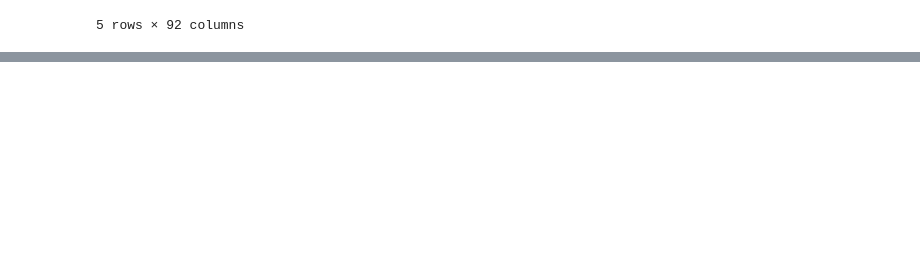
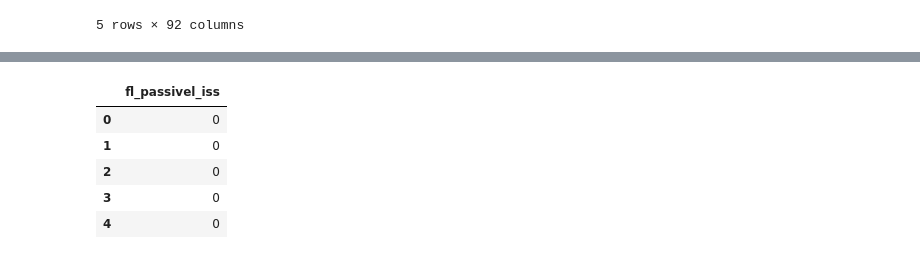
Before and after one commit to Rpinto02/Similarity_Recommender, a Jupyter notebook: Preparation/Exploratory_Analysis.ipynb, the cells around one changed output, grey strips where cells are left out. Saved outputs shown, nothing was run; the diff lists cells and outputs as text; code cells hidden in the pictures; blank space fills up the shorter version.

```diff
--- a/Preparation/Exploratory_Analysis.ipynb
+++ b/Preparation/Exploratory_Analysis.ipynb
@@ -849,9 +849,8 @@ df[cols].head()
 def years_intervals (df,column):
     '''
     INPUT:
-    df - pandas dataframe with the years in months variable column you want to transform into interval categorical columns
-    column -  numerical column to be transform into categorical columns with the integer
-    intervals within the maximum year value found in the years column
+    df - pandas dataframe
+    column -  numerical column in months to be transformed into categorical columns with integer intervals in years.
 
 
     OUTPUT:
@@ -859,7 +858,7 @@ def years_intervals (df,column):
             1. contains new columns with the integer intervals found in the maximum years value.
             2. removes the original column.
             3. dummy columns for each of the intervals found within the maximum year value.
-            5. Use a prefix of the column name with an underscore (_) for separating
+            4. Use a prefix of the column name with an underscore (_) for separating
     '''
 
 
@@ -880,7 +879,7 @@ def years_intervals (df,column):
     #creating a list with the column names
     column_list = [max_column_list]
 
-    #creating a list with all the integer intervals within the maximum range and list of strings with the respective column names
+    #creating a list all the integer intervals within the maximum range and list of strings with the respective column names
     for i in range (0,max_years):
         if years > 1:
             years = years - 1
@@ -893,7 +892,7 @@ def years_intervals (df,column):
     #creating a temporary empty dataframe with the same number of rows as df and the column list
     temp_df = pd.DataFrame(index=range(0,df.shape[0]), columns=column_list)
 
-    #array with the index of intervals created where the column value is in
+    #array with the index of intervals where the df column value is in
     intervals = np.digitize(df.loc[:,column[0]].values, bins=range_years)
 
     #filling the respective interval column with 1 and the remaning with 0
@@ -922,16 +921,16 @@ df.head()
 def salary_intervals (df,column):
     '''
     INPUT:
-    df - pandas dataframe with the salary in thousands variable column you want to transform into interval categorical columns
-    column -  numerical column to be transform into categorical columns with the integer
-    intervals within the maximum year value found in the salary column
+    df - pandas dataframe
+    column -  numerical column to be transform into categorical columns
 
 
     OUTPUT:
     df - a new dataframe that has the following characteristics:
-            1. contains new columns with the integer intervals found in the maximum salary value.
+            1. contains new columns with the 1000 intervals found in the maximum value.
             2. removes the original column.
             3. dummy columns for each of the intervals found within the maximum year value.
+            4. 0,1 column where 1 represents the value being a NaN in the original column
             5. Use a prefix of the column name with an underscore (_) for separating
     '''
 
@@ -955,7 +954,7 @@ def salary_intervals (df,column):
     #creating a list with the column names
     column_list = [max_column_list]
 
-    #creating a list with all the integer intervals within the maximum range and list of strings with the respective column names
+    #creating a list with all the thousands intervals within the maximum range and list of strings with the respective column names
     for i in range (0,max_thousands+2):#+2 because of the 500 interval between 0 and 1k and the NaN column
         if salary > 1000:
             salary = salary - 1000
@@ -1031,0 +1068,14 @@ qt_filiais                             555 non-null    int64
+# %%
+boolean_col = ['fl_passivel_iss']
+
+for col in boolean_col:
+    df[col] = df.loc[:,col].apply(transform_boolean)
+
+df[boolean_col].head()
+# %% [output]
+|  | fl_passivel_iss |
+| 0 | 0 |
+| 1 | 0 |
+| 2 | 0 |
+| 3 | 0 |
+| 4 | 0 |
```
Also changed, not shown: parts of 18 cells of this notebook, 1 other file.
